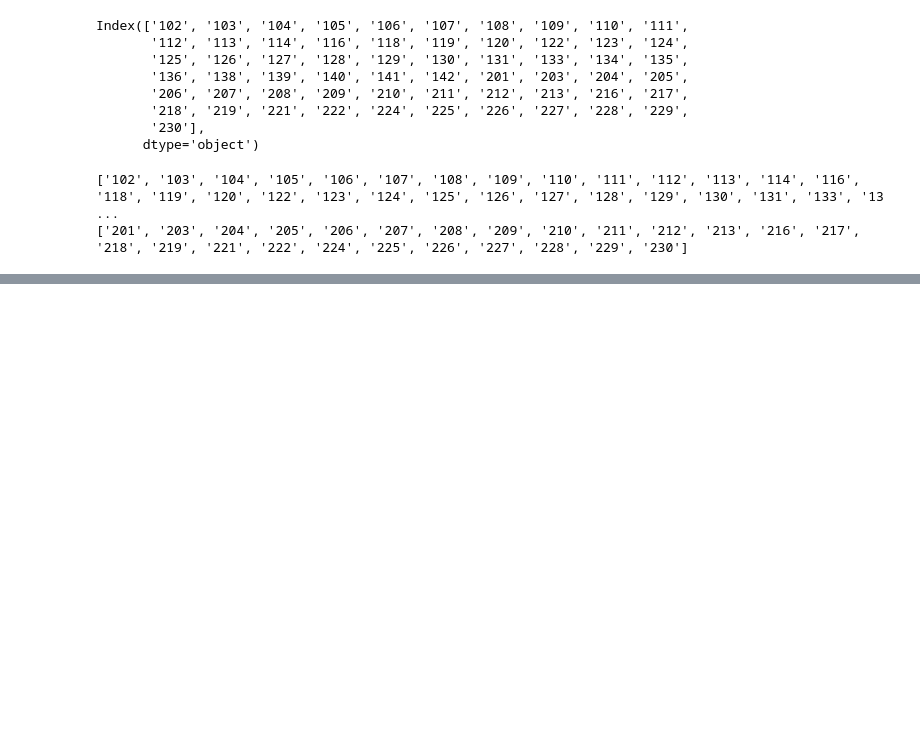
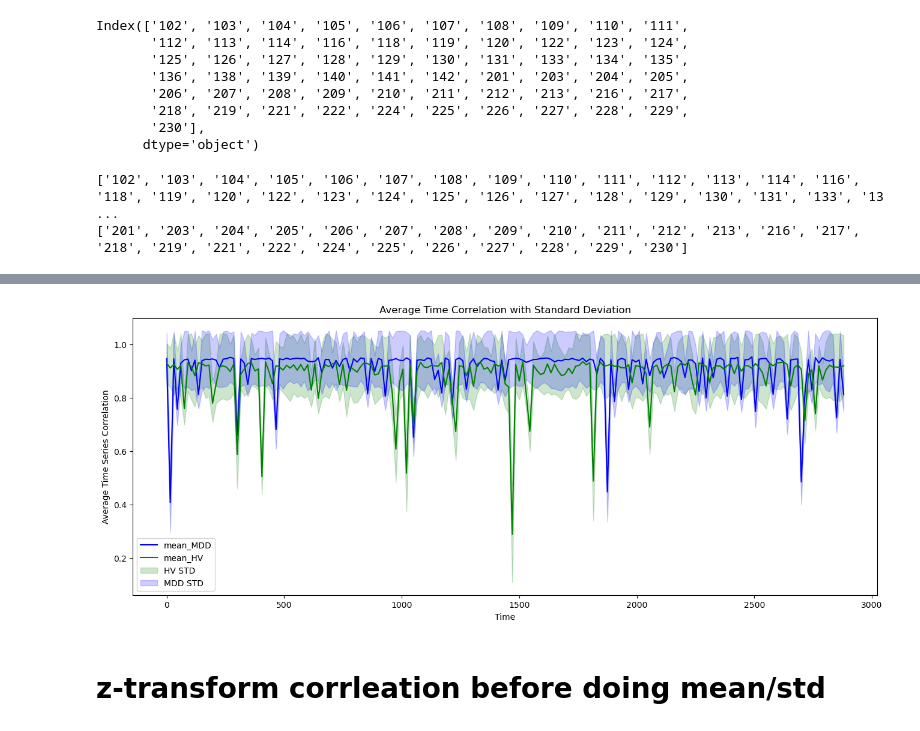
Before and after one commit to pmolfese/Ballard2025, a Jupyter notebook: visualizations/ROI_plots.ipynb, the cells around one changed output, grey strips where cells are left out. Cells and saved outputs as stored; diff of their text form; code cells hidden in the pictures; blank space fills up the shorter version.

```diff
--- a/visualizations/ROI_plots.ipynb
+++ b/visualizations/ROI_plots.ipynb
@@ -352,0 +375,6 @@ print(HV_columns)
+# %%
+#this doesn't work
+HVcorr_mean = HVcorr.transpose().corr().mean(axis=1)
+MDcorr_mean = MDDcorr.transpose().corr().mean(axis=1)
+HVcorr_std = HVcorr.transpose().corr().std(axis=1)
+MDcorr_std = MDDcorr.transpose().corr().std(axis=1)
@@ -353,3 +396,29 @@ print(HV_columns)
+# %%
+step = 15
+
+plt.figure(figsize=(16, 6))
+plt.plot(MDcorr_mean[::step], label="mean_MDD", color="blue")
+plt.plot(HVcorr_mean[::step], label="mean_HV", color="green")
+
+plt.fill_between(HVcorr_mean.index[::step],
+                 HVcorr_mean[::step] - HVcorr_std[::step],
+                 HVcorr_mean[::step] + HVcorr_std[::step],
+                 color='green', alpha=0.2, label='HV STD')
+
+plt.fill_between(MDcorr_mean.index[::step],
+                 MDcorr_mean[::step] - MDcorr_std[::step],
+                 MDcorr_mean[::step] + MDcorr_std[::step],
+                 color='blue', alpha=0.2, label='MDD STD')
+
+plt.title('Average Time Correlation with Standard Deviation')
+plt.xlabel('Time')
+plt.ylabel('Average Time Series Correlation')
+plt.legend()
+plt.show()
+# %% [output]
+[figure, added]
+# %% [markdown]
+# z-transform corrleation before doing mean/std
 # %%
 roll_corrHV = HVcorr.rolling(window=5).corr()
 roll_corrHV.index.names = ['A','B']
```
Also changed, not shown: parts of 7 cells of this notebook.
